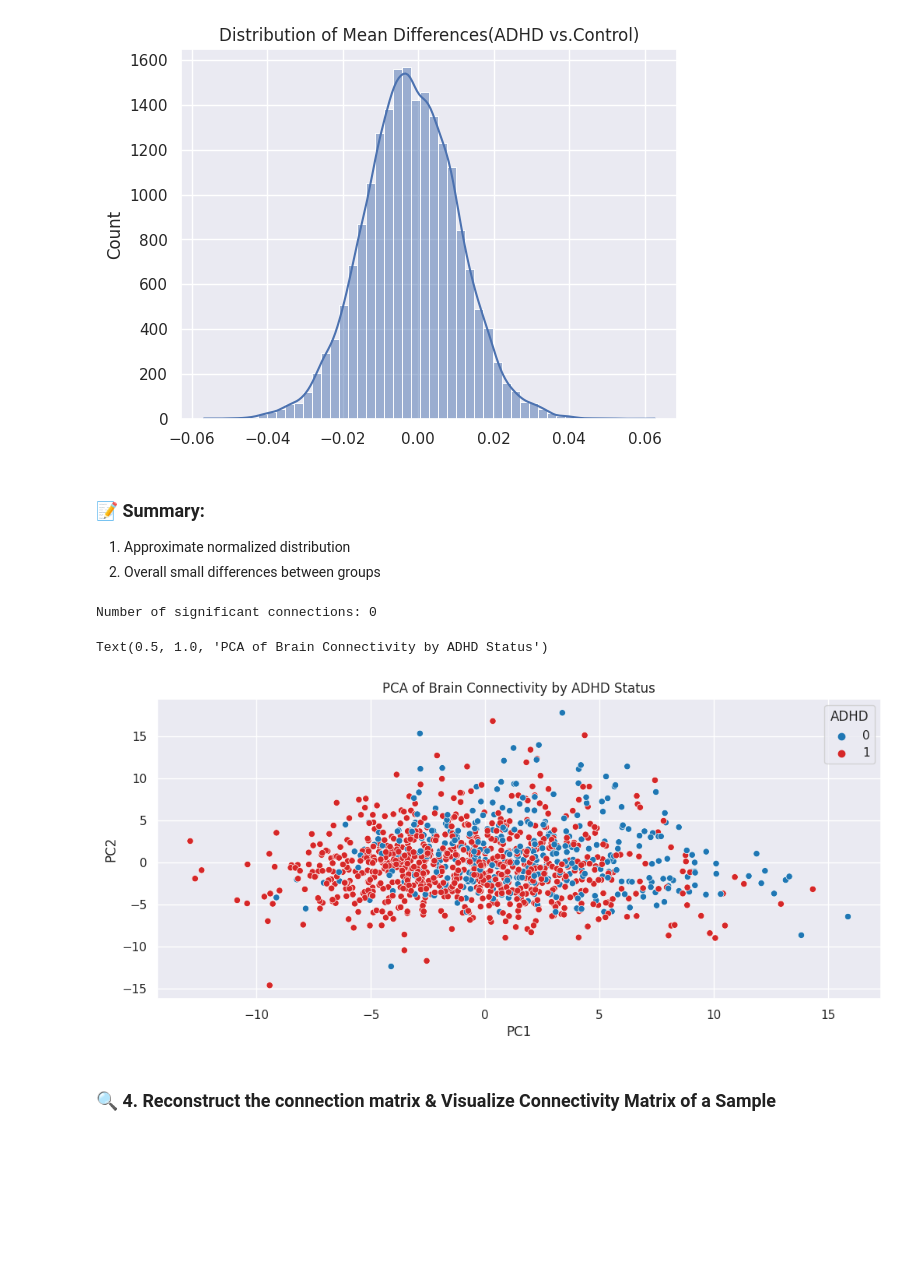
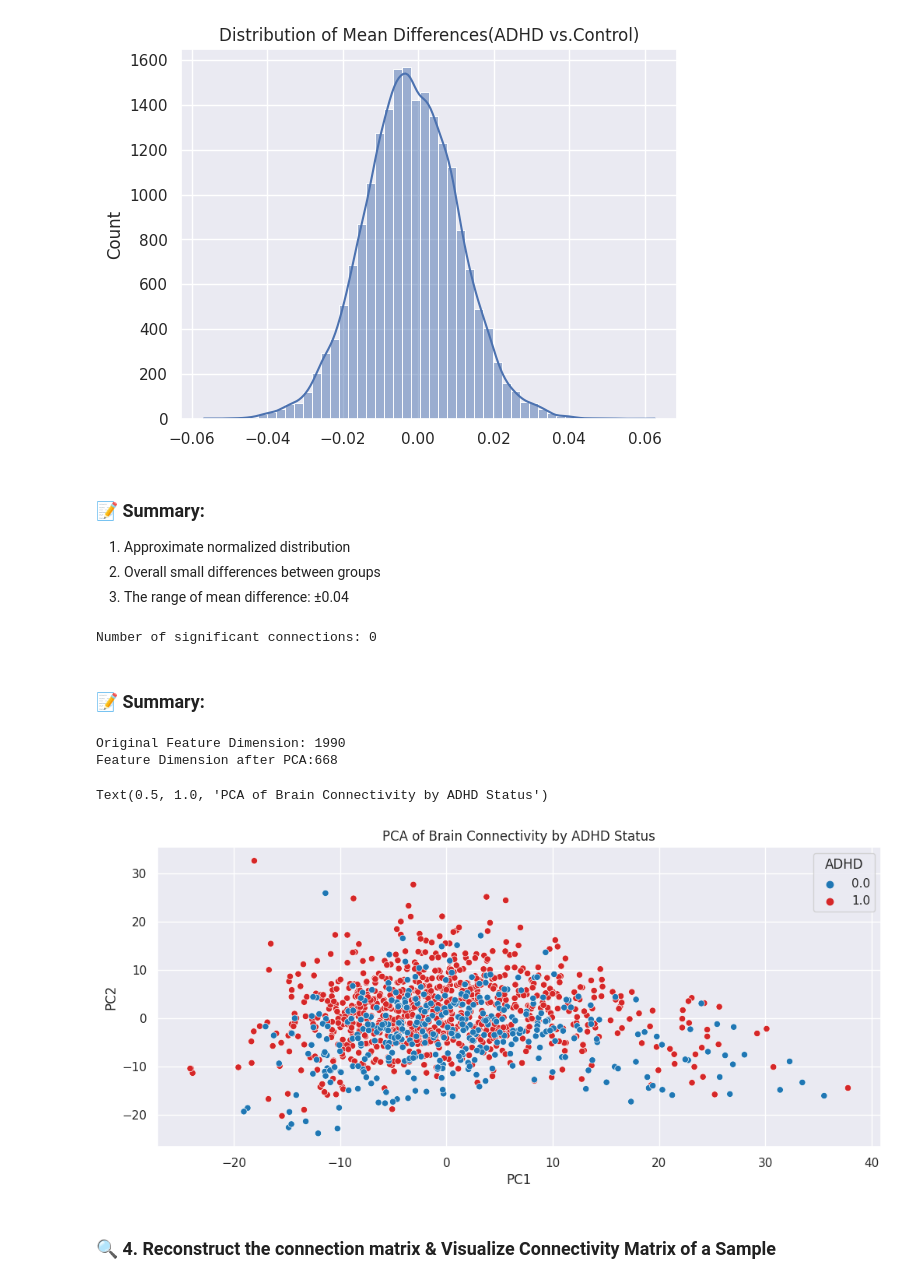
Before and after one commit to yigaai/Psycho_Neuro_ML_Project, a Jupyter notebook: understand-adhd.ipynb, the cells around one changed output. Drawn from its saved outputs; the diff is of its cells as text; code cells hidden in the pictures; blank space fills up the shorter version.

Commit message:
Kaggle Notebook | Understand_ADHD(draft) | Understand_ADHD(draftttttt)

```diff
--- a/understand-adhd.ipynb
+++ b/understand-adhd.ipynb
@@ -761,6 +761,7 @@ plt.show()
 
 1. Approximate normalized distribution
 2. Overall small differences between groups
+3. The range of mean difference: ±0.04
 # %%
 from scipy.stats import ttest_ind
 from statsmodels.stats.multitest import fdrcorrection
@@ -781,3 +782,5 @@ significant_conns = [col for col,r in zip(cols, reject) if r]
 print(f'Number of significant connections: {len(significant_conns)}')
 # %% [output]
 Number of significant connections: 0
+# %% [markdown]
+### 📝 **Summary:**
@@ -784,37 +824,37 @@ Number of significant connections: 0
+# %%
+X = np.vstack([adhd_features, control_features])
+y = np.hstack([np.ones(len(adhd_features)), np.zeros(len(control_features))])
 # %%
-p_vals = [stats.ttest_ind(adhd_group[c], control_group[c])[1] for c in connectome_cols]
-selected_conns = [c for c, p in zip(connectome_cols, p_vals) if p < 0.01]
+from sklearn.preprocessing import StandardScaler
+from sklearn.decomposition import PCA
 
-# Standardize the data:
-X = df_fcm[selected_conns].values
-X_scaled = StandardScaler().fit_transform(X)
-
-# apply PCA:
-pca = PCA(n_components=2)
+scaler = StandardScaler()
+X_scaled = scaler.fit_transform(X)
+pca = PCA(n_components=0.95)
 X_pca = pca.fit_transform(X_scaled)
 
+print(f'Original Feature Dimension: {X.shape[1]}')
+print(f'Feature Dimension after PCA:{X_pca.shape[1]}')
 
-# Create a DataFrame with PCA results
 pca_df = pd.DataFrame({
-    'PC1': X_pca[:, 0],
-    'PC2': X_pca[:, 1],
-    'ADHD': df_fcm['ADHD_Outcome'].values,
-    'Sex': df_fcm['Sex_F'].values
-})
+                        'PC1': X_pca[:, 0],
+                        'PC2': X_pca[:, 1],
+                        'ADHD': np.hstack([np.ones(len(adhd_features)), np.zeros(len(control_features))])
+                      })
 
-
-# Plot PCA results
 plt.figure(figsize=(12, 5))
 
 sns.scatterplot(x='PC1',
                 y='PC2',
                 hue='ADHD',
                 data=pca_df,
                 palette=['#1f77b4', '#d62728'])
 plt.title('PCA of Brain Connectivity by ADHD Status')
 # %% [output]
-Text(0.5, 1.0, 'PCA of Brain Connectivity by ADHD Status')
+Original Feature Dimension: 1990
+Feature Dimension after PCA:668
+Text(0.5, 1.0, 'PCA of Brain Connectivity by ADHD Status')
-[figure, old version]
+[figure, new version]
 # %% [markdown]
 ### 🔍 **4. Reconstruct the connection matrix & Visualize Connectivity Matrix of a Sample**
 # %%
```
Also changed, not shown: parts of 1 cell of this notebook.
